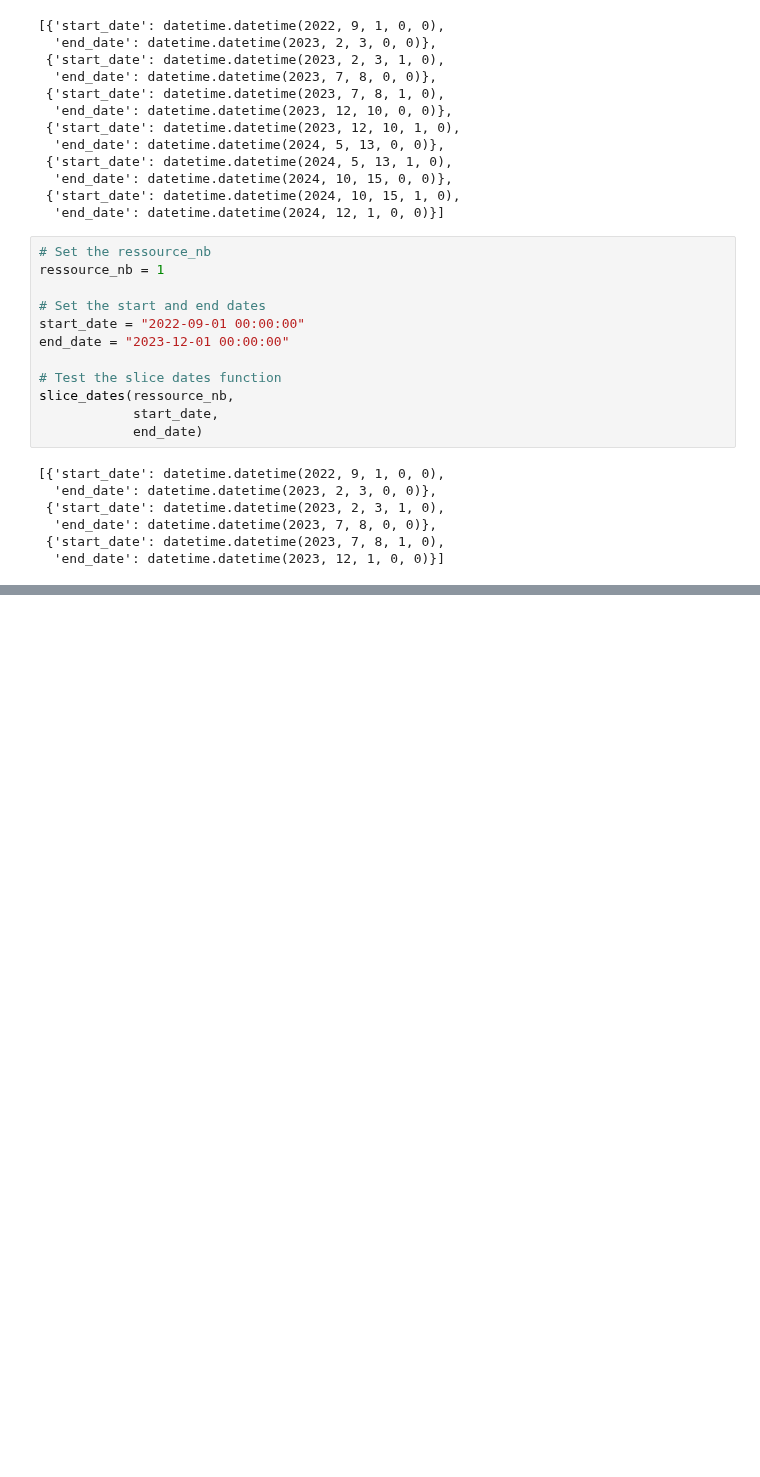
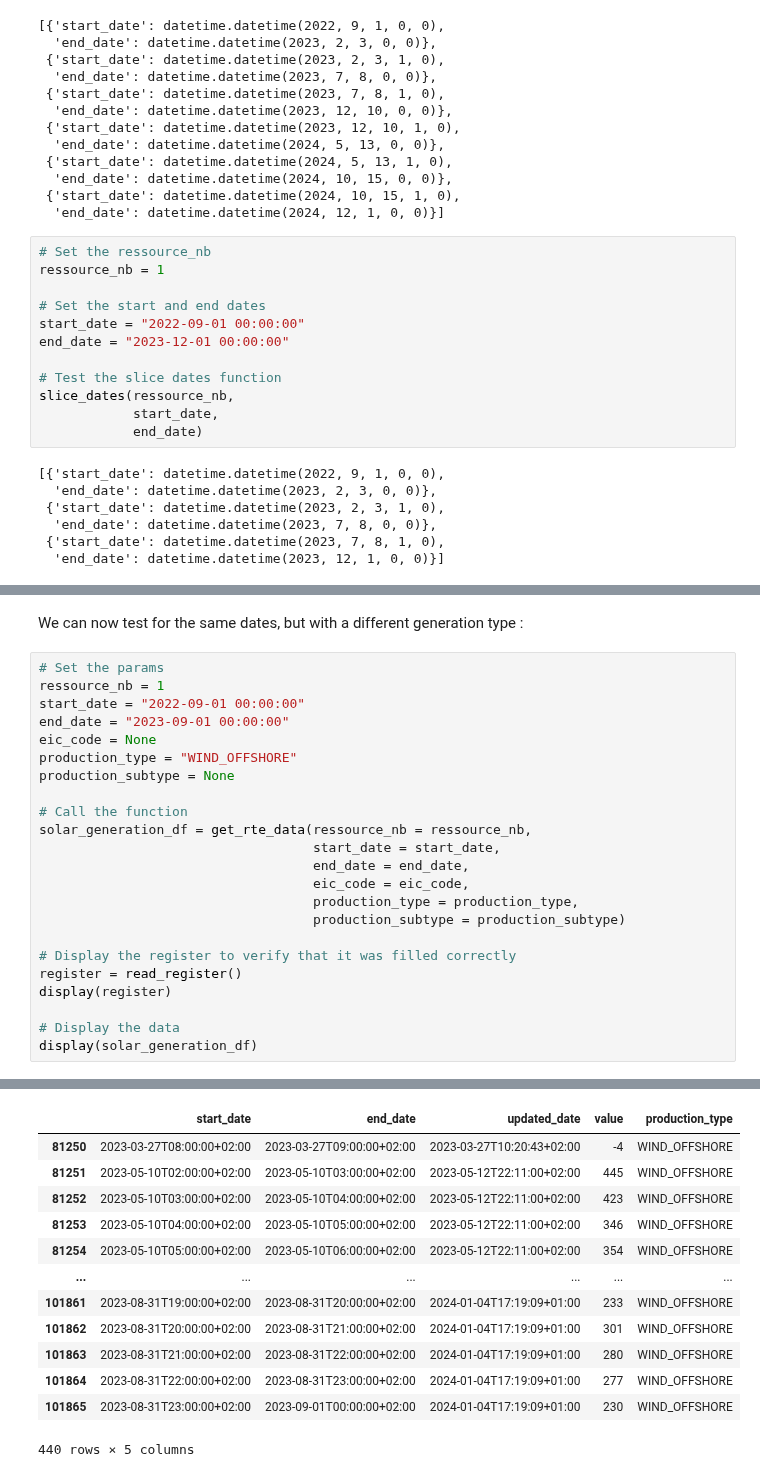
Before and after one commit to DridrM/renewable-energy-forecast, a Jupyter notebook: notebooks/get_data.ipynb, the cells around one changed output, grey strips where cells are left out. Drawn from its saved outputs; the diff is of its cells as text; blank space fills up the shorter version.

```diff
--- a/notebooks/get_data.ipynb
+++ b/notebooks/get_data.ipynb
@@ -173,0 +298,26 @@ slice_dates(ressource_nb,
+# %% [markdown]
+We can now test for the same dates, but with a different generation type :
+# %%
+# Set the params
+ressource_nb = 1
+start_date = "2022-09-01 00:00:00"
+end_date = "2023-09-01 00:00:00"
+eic_code = None
+production_type = "WIND_OFFSHORE"
+production_subtype = None
+
+# Call the function
+solar_generation_df = get_rte_data(ressource_nb = ressource_nb,
+                                   start_date = start_date,
+                                   end_date = end_date,
+                                   eic_code = eic_code,
+                                   production_type = production_type,
+                                   production_subtype = production_subtype)
+
+# Display the register to verify that it was filled correctly
+register = read_register()
+display(register)
+
+# Display the data
+display(solar_generation_df)
+# %% [output]
@@ -173,0 +326,13 @@ slice_dates(ressource_nb,
+|  | start_date | end_date | updated_date | value | production_type |
+| 81250 | 2023-03-27T08:00:00+02:00 | 2023-03-27T09:00:00+02:00 | 2023-03-27T10:20:43+02:00 | -4 | WIND_OFFSHORE |
+| 81251 | 2023-05-10T02:00:00+02:00 | 2023-05-10T03:00:00+02:00 | 2023-05-12T22:11:00+02:00 | 445 | WIND_OFFSHORE |
+| 81252 | 2023-05-10T03:00:00+02:00 | 2023-05-10T04:00:00+02:00 | 2023-05-12T22:11:00+02:00 | 423 | WIND_OFFSHORE |
+| 81253 | 2023-05-10T04:00:00+02:00 | 2023-05-10T05:00:00+02:00 | 2023-05-12T22:11:00+02:00 | 346 | WIND_OFFSHORE |
+| 81254 | 2023-05-10T05:00:00+02:00 | 2023-05-10T06:00:00+02:00 | 2023-05-12T22:11:00+02:00 | 354 | WIND_OFFSHORE |
+| ... | ... | ... | ... | ... | ... |
+| 101861 | 2023-08-31T19:00:00+02:00 | 2023-08-31T20:00:00+02:00 | 2024-01-04T17:19:09+01:00 | 233 | WIND_OFFSHORE |
+| 101862 | 2023-08-31T20:00:00+02:00 | 2023-08-31T21:00:00+02:00 | 2024-01-04T17:19:09+01:00 | 301 | WIND_OFFSHORE |
+| 101863 | 2023-08-31T21:00:00+02:00 | 2023-08-31T22:00:00+02:00 | 2024-01-04T17:19:09+01:00 | 280 | WIND_OFFSHORE |
+| 101864 | 2023-08-31T22:00:00+02:00 | 2023-08-31T23:00:00+02:00 | 2024-01-04T17:19:09+01:00 | 277 | WIND_OFFSHORE |
+| 101865 | 2023-08-31T23:00:00+02:00 | 2023-09-01T00:00:00+02:00 | 2024-01-04T17:19:09+01:00 | 230 | WIND_OFFSHORE |
+440 rows × 5 columns
```
Also changed, not shown: parts of 14 cells of this notebook, 4 other files.
